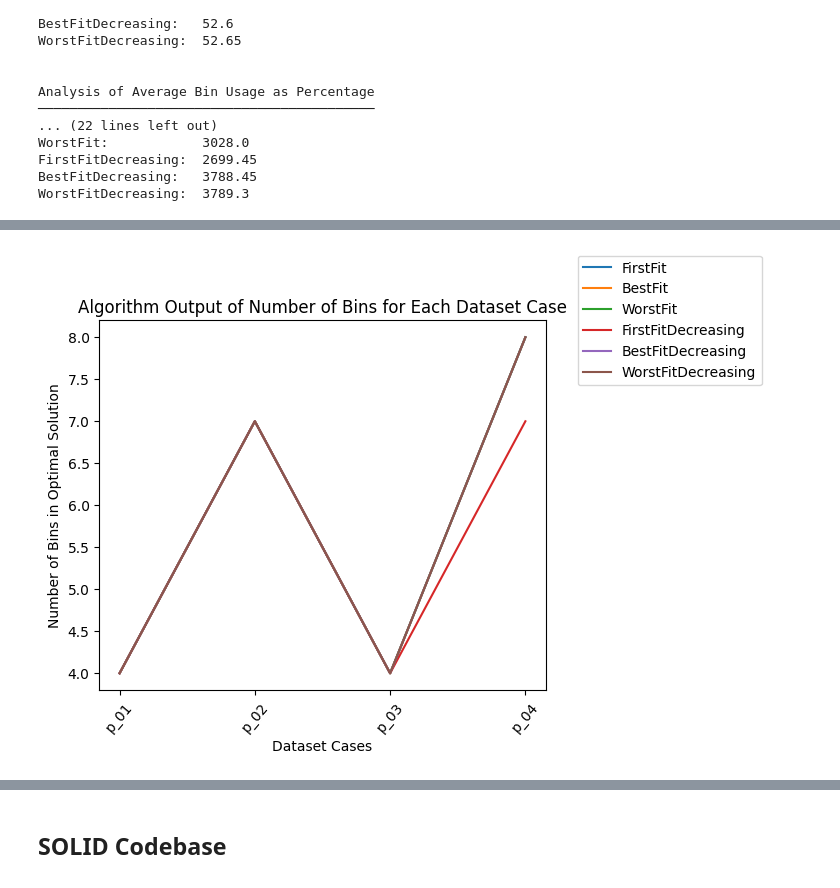
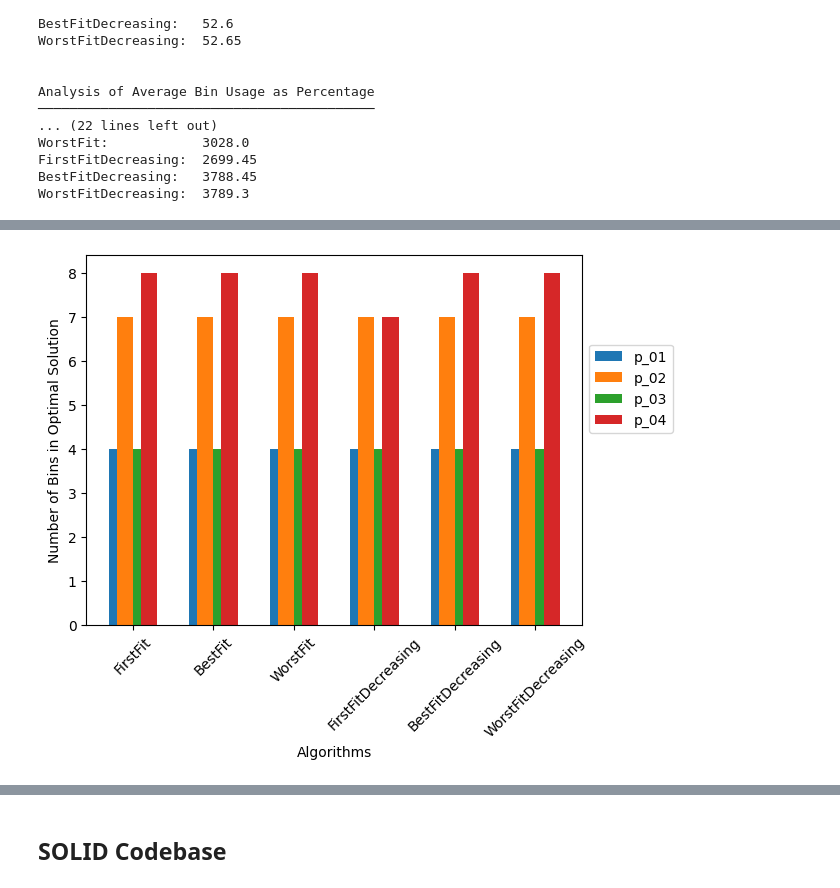
Before and after one commit to arvindshastri/binpacking, a Jupyter notebook: report.ipynb, the cells around one changed output, grey strips where cells are left out. Cells and saved outputs as stored; diff of their text form; code cells hidden in the pictures.

```diff
--- a/report.ipynb
+++ b/report.ipynb
@@ -132,7 +132,6 @@ reader = JburkardtReader
 dictionary = jburkardtDict
 
 #boolean to print
-plotList1 = oracle.binNumber(listOfJburkardtCases, reader, algorithms, dictionary, True)
-
+plotList1 = oracle.binNumber(listOfJburkardtCases, reader, algorithms, dictionary, False)
 print(plotList1)
 # %% [output]
@@ -156,13 +139,13 @@ p_04 using WorstFitDecreasing: Optimal solution is 1 bins smaller.
 # %%
 from plotter import Plotter
 from helpers import getListCaseNames
 
 caseNameList = getListCaseNames(listOfJburkardtCases, reader)
 
 plot = Plotter()
-plot.oraclePlot(plotList1, caseNameList)
+plot.oraclePlot2(plotList1, caseNameList)
 # %% [output]
-[figure, old version]
+[figure, new version]
 # %%
 reader = BinppReader
 dictionary = binppHardDict
```
Also changed, not shown: parts of 3 cells of this notebook, 1 other file.
